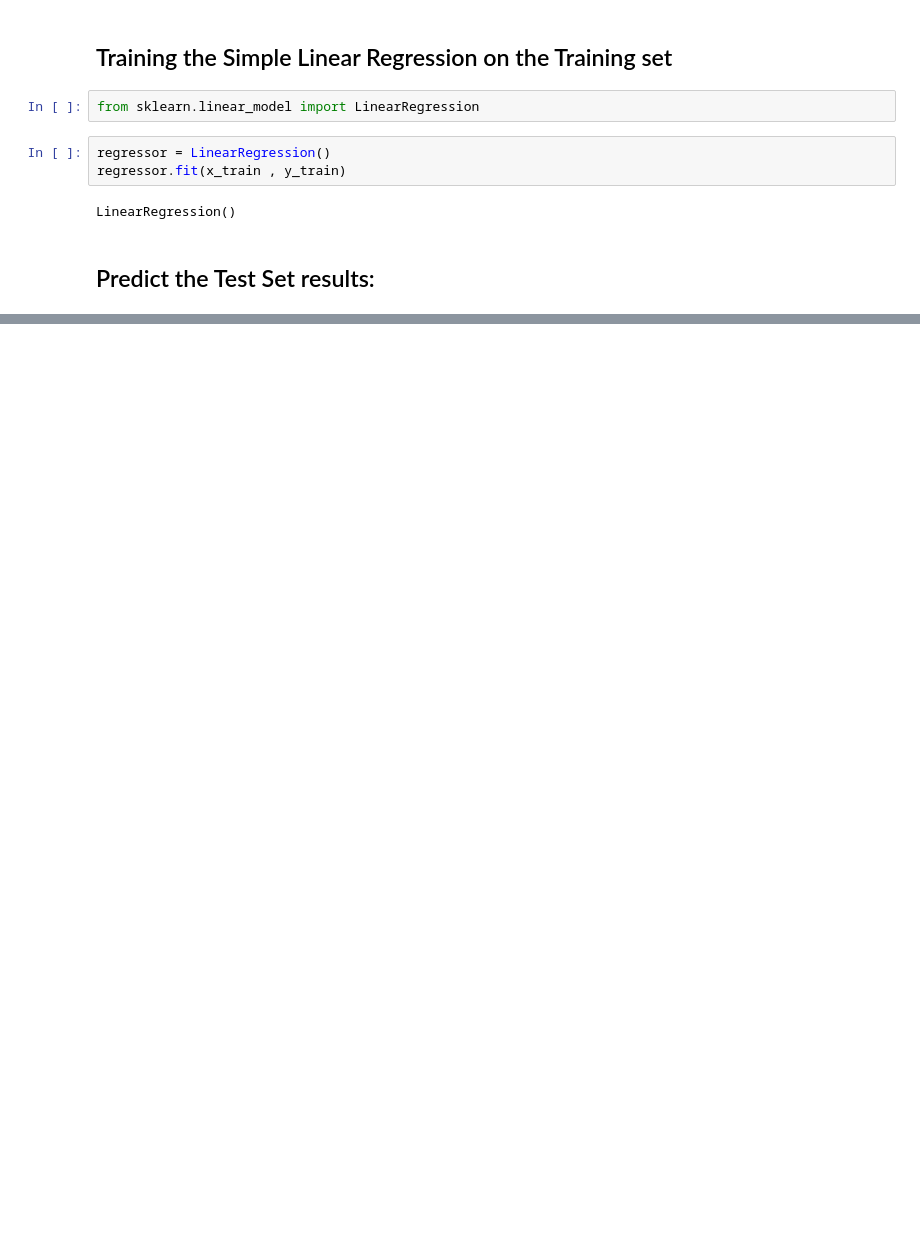
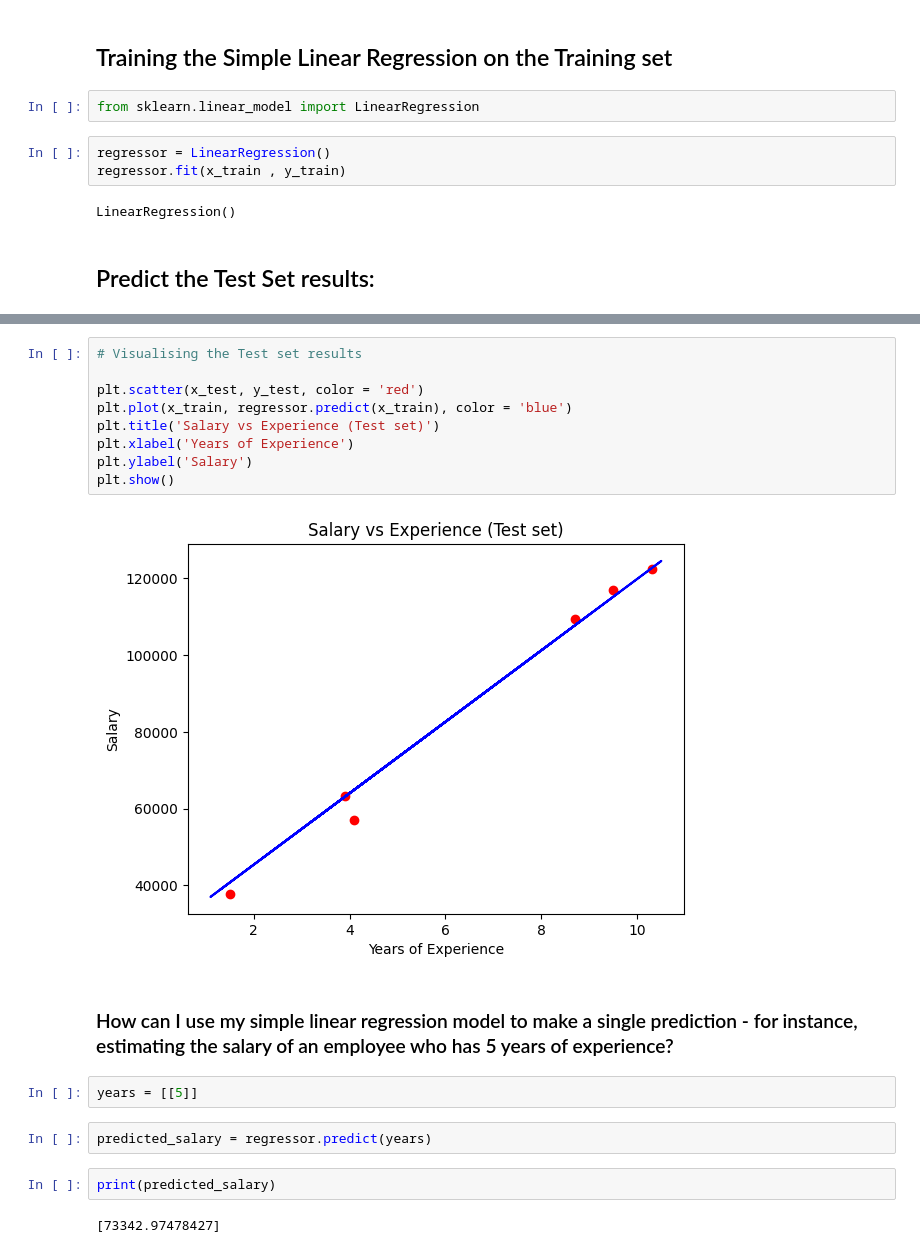
Before and after one commit to Pradipwasre/Machine-Learning, a Jupyter notebook: notebooks/part2_regression/01_simple_linear.ipynb, the cells around one changed output, grey strips where cells are left out. Saved outputs shown, nothing was run; the diff lists cells and outputs as text; blank space fills up the shorter version.

Commit message:
final update simple linear regression

```diff
--- a/notebooks/part2_regression/01_simple_linear.ipynb
+++ b/notebooks/part2_regression/01_simple_linear.ipynb
@@ -32,0 +51,21 @@ LinearRegression()
+# %%
+# Visualising the Test set results
+
+plt.scatter(x_test, y_test, color = 'red')
+plt.plot(x_train, regressor.predict(x_train), color = 'blue')
+plt.title('Salary vs Experience (Test set)')
+plt.xlabel('Years of Experience')
+plt.ylabel('Salary')
+plt.show()
+# %% [output]
+[figure, added]
+# %% [markdown]
+### How can I use my simple linear regression model to make a single prediction - for instance, estimating the salary of an employee who has 5 years of experience?
+# %%
+years = [[5]]
+# %%
+predicted_salary = regressor.predict(years)
+# %%
+print(predicted_salary)
+# %% [output]
+[73342.97478427]
```
Also changed, not shown: parts of 11 cells of this notebook.
